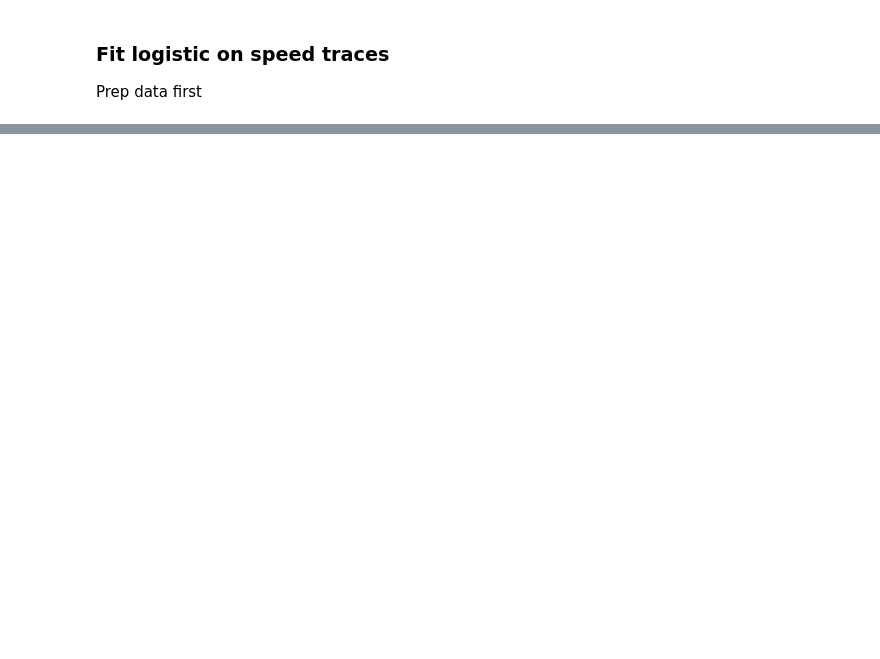
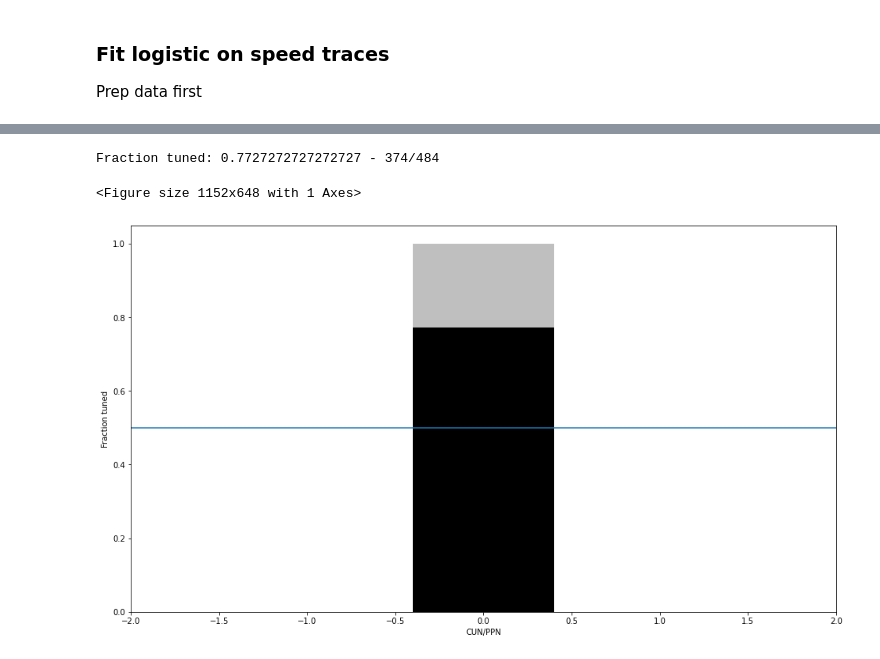
Before and after one commit to BrancoLab/LocomotionControl, a Jupyter notebook: thesis/Chpt4/F4.ipynb, the cells around one changed output, grey strips where cells are left out. Drawn from its saved outputs; the diff is of its cells as text; code cells hidden in the pictures; blank space fills up the shorter version.

```diff
--- a/thesis/Chpt4/F4.ipynb
+++ b/thesis/Chpt4/F4.ipynb
@@ -856,0 +726,16 @@ Fraction tuned: 0.4444444444444444 - 4/9
+# %%
+from scipy import interpolate
+from scipy.ndimage import gaussian_filter1d
+
+def upsample_frames_to_ms(var):
+    """
+        Interpolates the values of a variable expressed in frams (60 fps)
+        to values expressed in milliseconds.
+    """
+    t_60fps = np.arange(len(var)) / 60
+    f = interpolate.interp1d(t_60fps, var)
+
+    t_1000fps = np.arange(0, t_60fps[-1], step=1 / 1000)
+    # t_200fps = np.arange(0, t_60fps[-1], step=1/200)
+    interpolated_variable_values = f(t_1000fps)
+    return interpolated_variable_values
@@ -856,0 +852,23 @@ Fraction tuned: 0.4444444444444444 - 4/9
+# %%
+# plot the fraction of tuned units as a bar plot
+
+
+# Plot number of tuned units as bar plot
+f, ax = plt.subplots(1, 1, figsize=(16, 9))
+
+N = len(results["tuned"])
+n_tuned = sum(results["tuned"])
+
+print(f"Fraction tuned: {n_tuned/N} - {n_tuned}/{N}")
+
+ax.bar(0, n_tuned/N, color="k")
+ax.bar(0, (N - n_tuned)/N, bottom=(n_tuned)/N, color=[.75, .75, .75])
+_ = ax.set(xlim=[-2, 2], ylabel="Fraction tuned", xlabel=TARGET)
+ax.axhline(.5)
+
+
+f.savefig(save_folder / f"speed_decoding_{TARGET}_n_tuned.svg")
+# %% [output]
+Fraction tuned: 0.7727272727272727 - 374/484
+<Figure size 1152x648 with 1 Axes>
+[figure, added]
```
Also changed, not shown: parts of 23 cells of this notebook, 2 other files.
